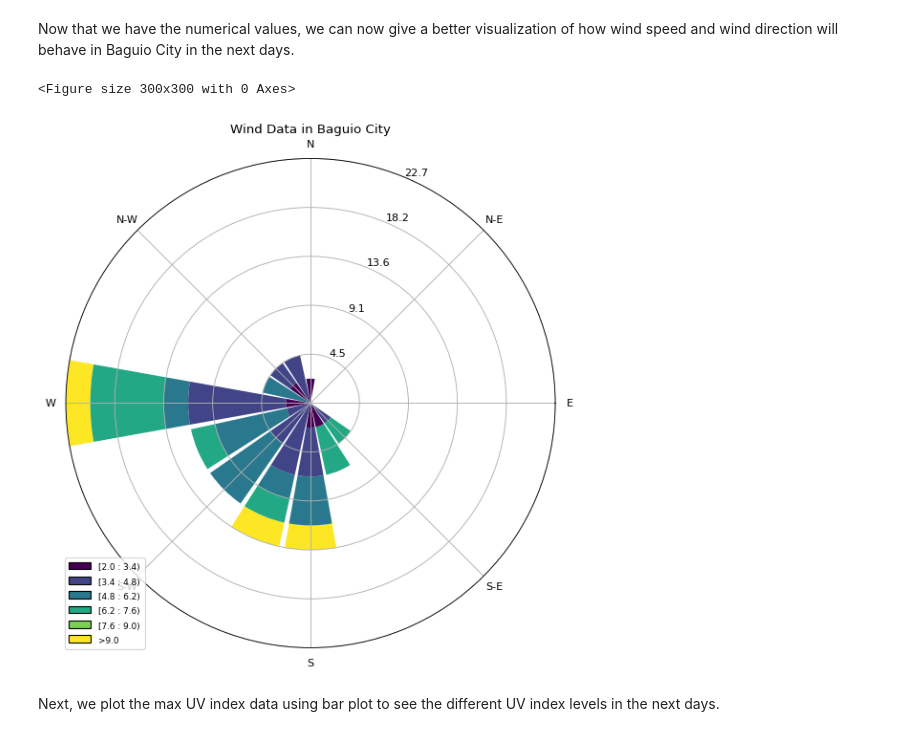
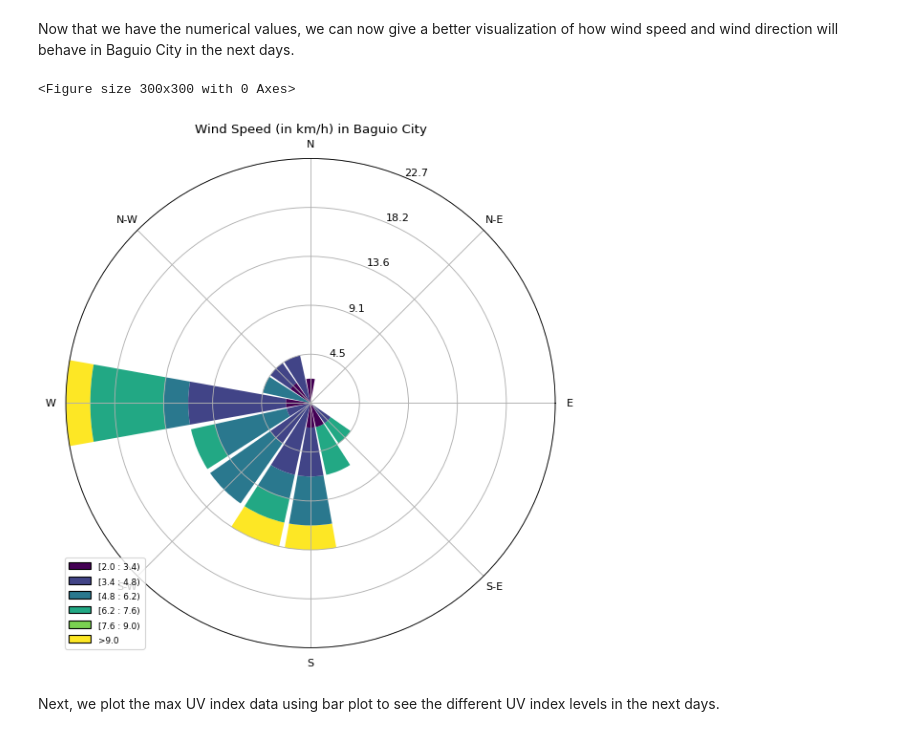
Before and after one commit to jddiosana/accuweather-data-analysis, a Jupyter notebook: data_analysis.ipynb, the cells around one changed output. Cells and saved outputs as stored; diff of their text form; code cells hidden in the pictures.

```diff
--- a/data_analysis.ipynb
+++ b/data_analysis.ipynb
@@ -329,14 +330,14 @@ Now that we have the numerical values, we can now give a better visualization of
 # %%
 plt.figure(figsize=(3, 3))
 ax = WindroseAxes.from_ax()
-ax.bar(weather_data['windDirection'], weather_data['windSpeed'], normed=True, opening=0.9)
+ax.bar(weather_data['windDirection'], weather_data['windSpeed'], normed=True, opening=0.9) # use the mapped direction to provide more insight of the wind data
 ax.set_legend()
-plt.title('Wind Data in Baguio City')
+plt.title('Wind Speed (in km/h) in Baguio City')
 
 plt.show()
 # %% [output]
 <Figure size 300x300 with 0 Axes>
-[figure, old version]
+[figure, new version]
 # %% [markdown]
 Next, we plot the max UV index data using bar plot to see the different UV index levels in the next days.
 # %%
```
Also changed, not shown: parts of 12 cells of this notebook.
